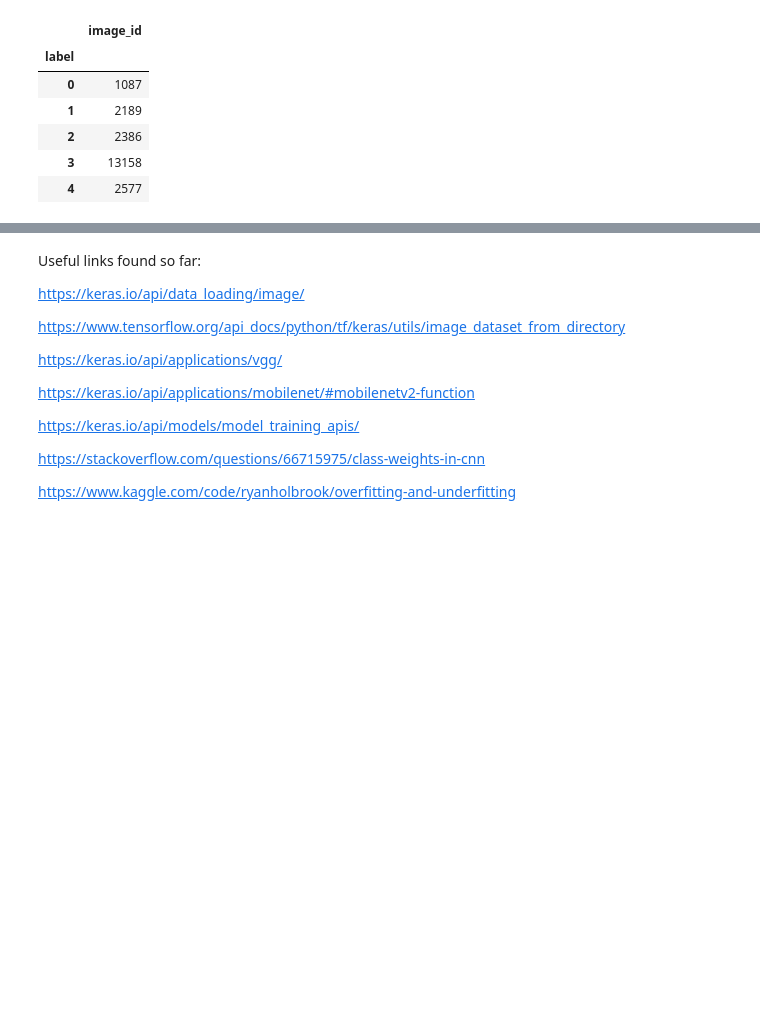
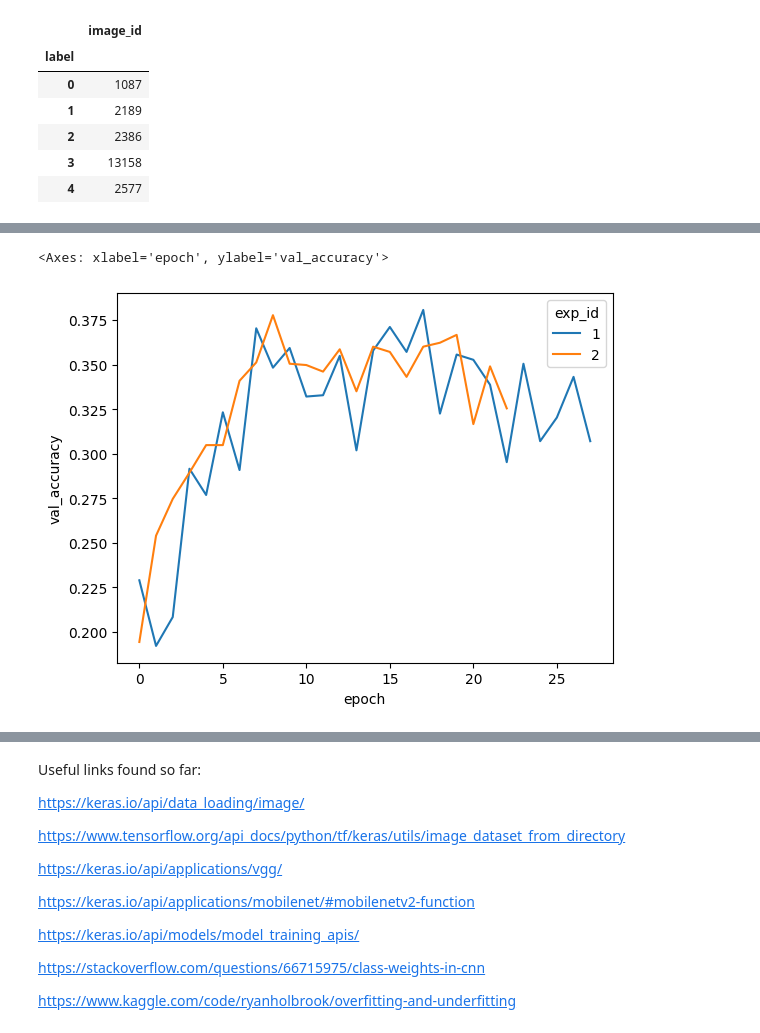
Before and after one commit to btsmith29/AMLS_II_assignment23_24, a Jupyter notebook: elec0135-assignment-cld.ipynb, the cells around one changed output, grey strips where cells are left out. Cells and saved outputs as stored; diff of their text form; code cells hidden in the pictures; blank space fills up the shorter version.

Commit message:
Add some basic models, with rudimentary results gathering.

```diff
--- a/elec0135-assignment-cld.ipynb
+++ b/elec0135-assignment-cld.ipynb
@@ -36,0 +262,2 @@ df_mapping.groupby(['label']).count()
+# %%
+(m, df_hist) = run_experiment("1", create_simple_model, ds_train, ds_valid)
@@ -36,0 +286,10 @@ df_mapping.groupby(['label']).count()
+# %%
+df_history = df_hist
+
+# data = pd.DataFrame([{"id":1, "desc":"something", "batch_size":BATCH_SIZE, "img_width":0, "img_height":0, "model": "x"}])
+# if not df_experiment.empty:
+#     df_experiment = pd.concat([df_experiment, data])
+# else:
+#     df_experiment = data
+# %%
+(m2, df_hist) = run_experiment("2", create_simple_model_bn, ds_train, ds_valid)
@@ -36,0 +316,7 @@ df_mapping.groupby(['label']).count()
+# %%
+df_history = pd.concat([df_history, df_hist])
+# %%
+sns.lineplot(data=df_history, x="epoch", y="val_accuracy", hue="exp_id")
+# %% [output]
+<Axes: xlabel='epoch', ylabel='val_accuracy'>
+[figure, added]
```
Also changed, not shown: parts of 16 cells of this notebook.
